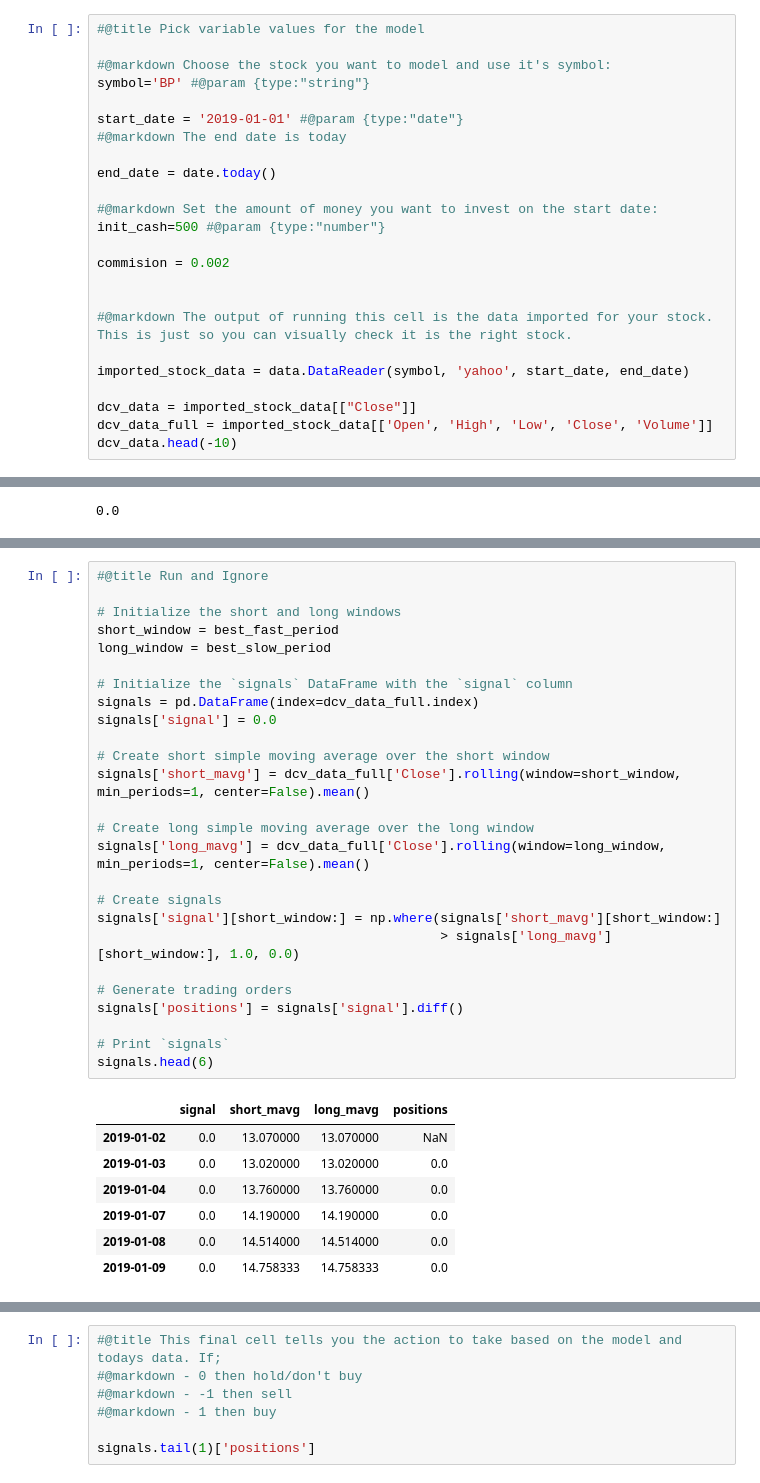
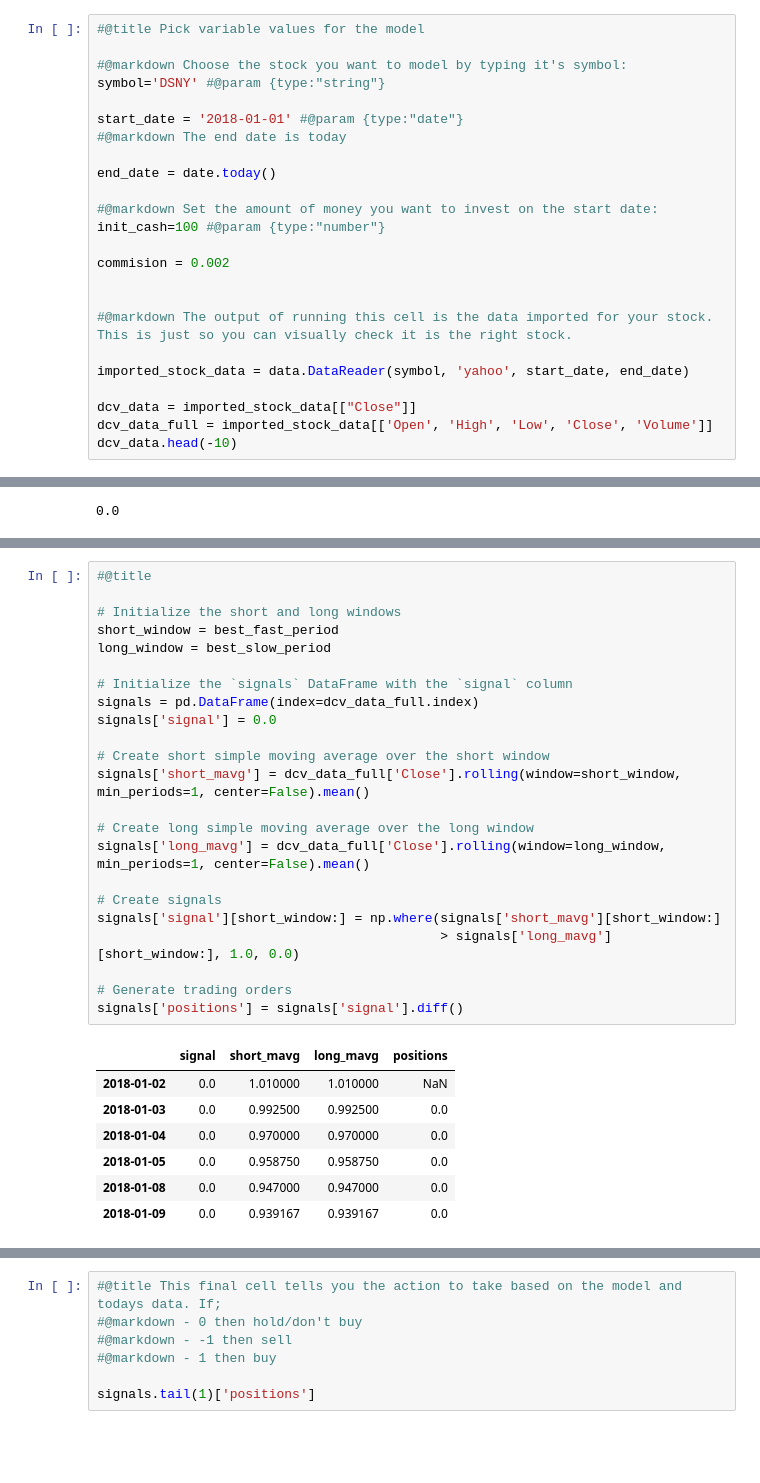
Before and after one commit to HMercer/BacktestingForDad, a Jupyter notebook: MA_Optimisation.ipynb, the cells around one changed output, grey strips where cells are left out. Saved outputs shown, nothing was run; the diff lists cells and outputs as text; blank space fills up the shorter version.

```diff
--- a/MA_Optimisation.ipynb
+++ b/MA_Optimisation.ipynb
@@ -33,16 +33,16 @@ from datetime import date
 # %%
 #@title Pick variable values for the model
 
-#@markdown Choose the stock you want to model and use it's symbol:
-symbol='BP' #@param {type:"string"}
+#@markdown Choose the stock you want to model by typing it's symbol:
+symbol='DSNY' #@param {type:"string"}
 
-start_date = '2019-01-01' #@param {type:"date"}
+start_date = '2018-01-01' #@param {type:"date"}
 #@markdown The end date is today
 
 end_date = date.today()
 
 #@markdown Set the amount of money you want to invest on the start date:
-init_cash=500 #@param {type:"number"}
+init_cash=100 #@param {type:"number"}
 
 commision = 0.002
 
@@ -276,37 +271,34 @@ dtype: object
 # %%
-#@title Run and Ignore
+#@title
 
 # Initialize the short and long windows
 short_window = best_fast_period
 long_window = best_slow_period
 
 # Initialize the `signals` DataFrame with the `signal` column
 signals = pd.DataFrame(index=dcv_data_full.index)
 signals['signal'] = 0.0
 
 # Create short simple moving average over the short window
 signals['short_mavg'] = dcv_data_full['Close'].rolling(window=short_window, min_periods=1, center=False).mean()
 
 # Create long simple moving average over the long window
 signals['long_mavg'] = dcv_data_full['Close'].rolling(window=long_window, min_periods=1, center=False).mean()
 
 # Create signals
 signals['signal'][short_window:] = np.where(signals['short_mavg'][short_window:]
                                             > signals['long_mavg'][short_window:], 1.0, 0.0)
 
 # Generate trading orders
 signals['positions'] = signals['signal'].diff()
-
-# Print `signals`
-signals.head(6)
 # %% [output]
 |  | signal | short_mavg | long_mavg | positions |
-| 2019-01-02 | 0.0 | 13.070000 | 13.070000 | NaN |
-| 2019-01-03 | 0.0 | 13.020000 | 13.020000 | 0.0 |
-| 2019-01-04 | 0.0 | 13.760000 | 13.760000 | 0.0 |
-| 2019-01-07 | 0.0 | 14.190000 | 14.190000 | 0.0 |
-| 2019-01-08 | 0.0 | 14.514000 | 14.514000 | 0.0 |
-| 2019-01-09 | 0.0 | 14.758333 | 14.758333 | 0.0 |
+| 2018-01-02 | 0.0 | 1.010000 | 1.010000 | NaN |
+| 2018-01-03 | 0.0 | 0.992500 | 0.992500 | 0.0 |
+| 2018-01-04 | 0.0 | 0.970000 | 0.970000 | 0.0 |
+| 2018-01-05 | 0.0 | 0.958750 | 0.958750 | 0.0 |
+| 2018-01-08 | 0.0 | 0.947000 | 0.947000 | 0.0 |
+| 2018-01-09 | 0.0 | 0.939167 | 0.939167 | 0.0 |
 # %%
 #@title This plot shows the buy and sell times based on the OPTIMUM model. As you can see, up=arrows indicate buy and down-arrows indicate selling.
 
```
Also changed, not shown: parts of 20 cells of this notebook.
